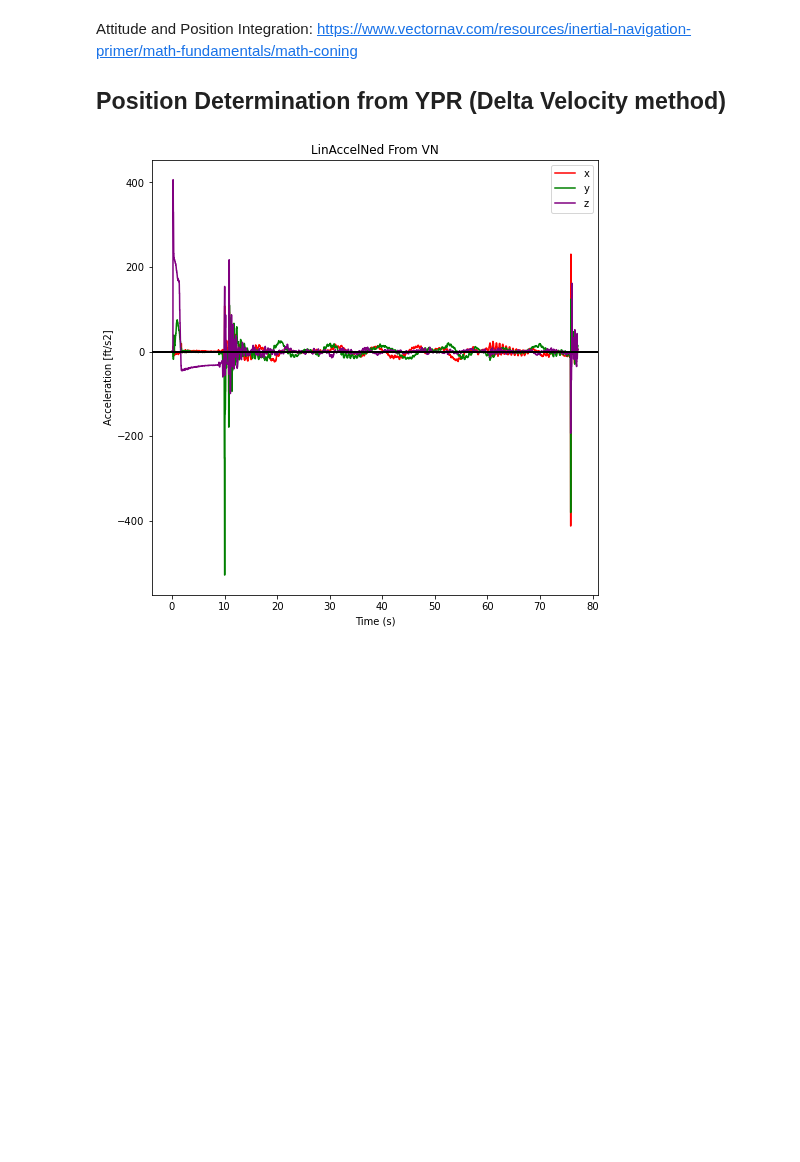
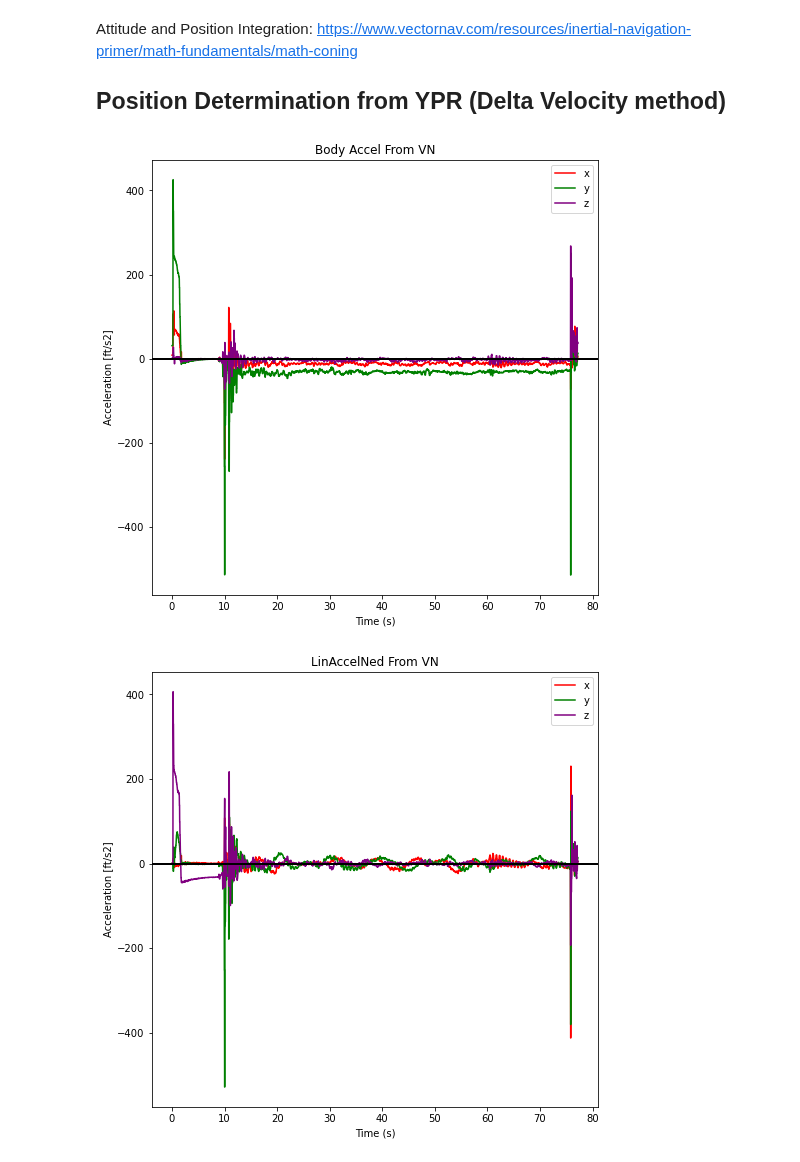
Before and after one commit to VADL-2022/IMU_VV, a Jupyter notebook: 03_Path_Recon/Subscale2_Reconstruction.ipynb, the cells around one changed output. Drawn from its saved outputs; the diff is of its cells as text; code cells hidden in the pictures; blank space fills up the shorter version.

```diff
--- a/03_Path_Recon/Subscale2_Reconstruction.ipynb
+++ b/03_Path_Recon/Subscale2_Reconstruction.ipynb
@@ -23,7 +23,8 @@ fields = ['Timestamp', 'Pres',
   'Roll', 'Pitch', 'Yaw',
   'dVel X', 'dVel Y', 'dVel Z',
   'Qtn[0]', 'Qtn[1]', 'Qtn[2]', 'Qtn[3]',
-  'LinearAccelNed X', 'LinearAccelNed Y', 'LinearAccelNed Z'
+  'LinearAccelNed X', 'LinearAccelNed Y', 'LinearAccelNed Z',
+  'Accel X', 'Accel Y', 'Accel Z'
   ]
 
 df = pd.read_csv(datafile, skipinitialspace=True, usecols=fields)
@@ -34,6 +35,24 @@ all_time = df['Timestamp'].values
 tdata = all_time
 tdata = tdata - all_time[0]
 L = tdata.shape[0]
+# %%
+ax_vn = df['Accel X'] * ft
+ay_vn = df['Accel Y'] * -ft
+az_vn = df['Accel Z'] * ft
+
+fig1 = plt.figure(1, figsize=(8,8))
+ax = plt.subplot(111)
+l2 = ax.plot(tdata, ax_vn, color='red', label='x')
+l3 = ax.plot(tdata, ay_vn, color='green', label='y')
+l4 = ax.plot(tdata, az_vn, color='purple', label='z')
+l5 = plt.axhline(y=0, color='black', linewidth=2)
+ax.set_title("Body Accel From VN")
+ax.set_xlabel('Time (s)')
+ax.set_ylabel("Acceleration [ft/s2]")
+ax.legend()
+plt.show()
+# %% [output]
+[figure, added]
 # %%
 ax_vn = df['LinearAccelNed X'] * ft
 ay_vn = df['LinearAccelNed Y'] * ft
```
Also changed, not shown: parts of 10 cells of this notebook.
